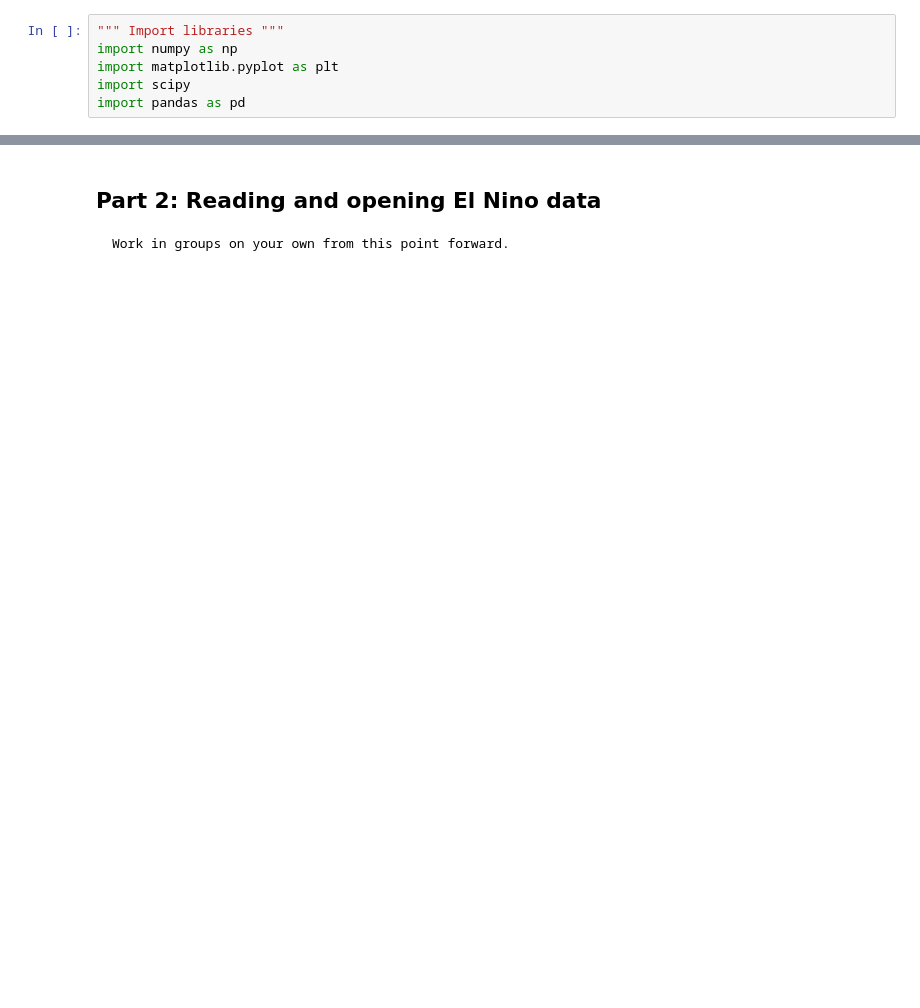
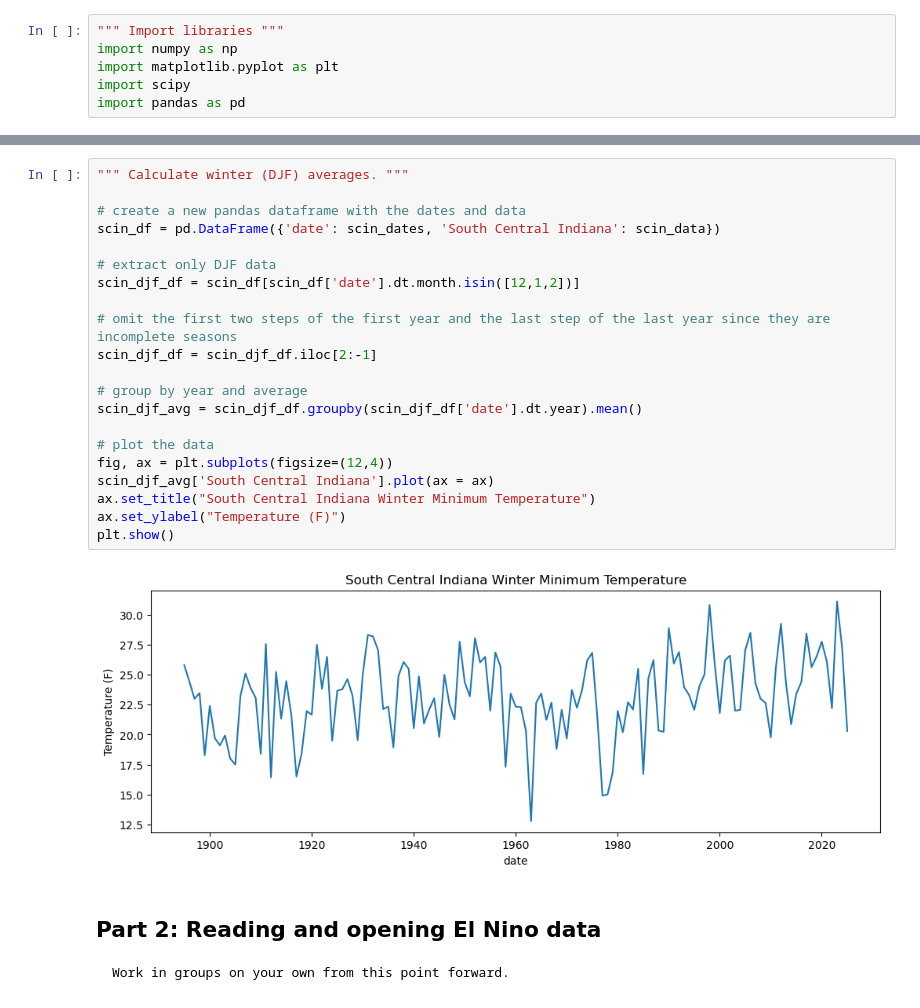
Before and after one commit to Rafaelaqv/pythonadvancedclass, a Jupyter notebook: 03_winter_temperature_enso (1).ipynb, the cells around one changed output, grey strips where cells are left out. Cells and saved outputs as stored; diff of their text form; blank space fills up the shorter version.

```diff
--- a/03_winter_temperature_enso (1).ipynb
+++ b/03_winter_temperature_enso (1).ipynb
@@ -57,3 +230,26 @@ import pandas as pd
+# %%
+""" Calculate winter (DJF) averages. """
+
+# create a new pandas dataframe with the dates and data
+scin_df = pd.DataFrame({'date': scin_dates, 'South Central Indiana': scin_data})
+
+# extract only DJF data
+scin_djf_df = scin_df[scin_df['date'].dt.month.isin([12,1,2])]
+
+# omit the first two steps of the first year and the last step of the last year since they are incomplete seasons
+scin_djf_df = scin_djf_df.iloc[2:-1]
+
+# group by year and average
+scin_djf_avg = scin_djf_df.groupby(scin_djf_df['date'].dt.year).mean()
+
+# plot the data
+fig, ax = plt.subplots(figsize=(12,4))
+scin_djf_avg['South Central Indiana'].plot(ax = ax)
+ax.set_title("South Central Indiana Winter Minimum Temperature")
+ax.set_ylabel("Temperature (F)")
+plt.show()
+# %% [output]
+[figure, added]
 # %% [markdown]
 ## Part 2: Reading and opening El Nino data
 
```
Also changed, not shown: parts of 20 cells of this notebook.
